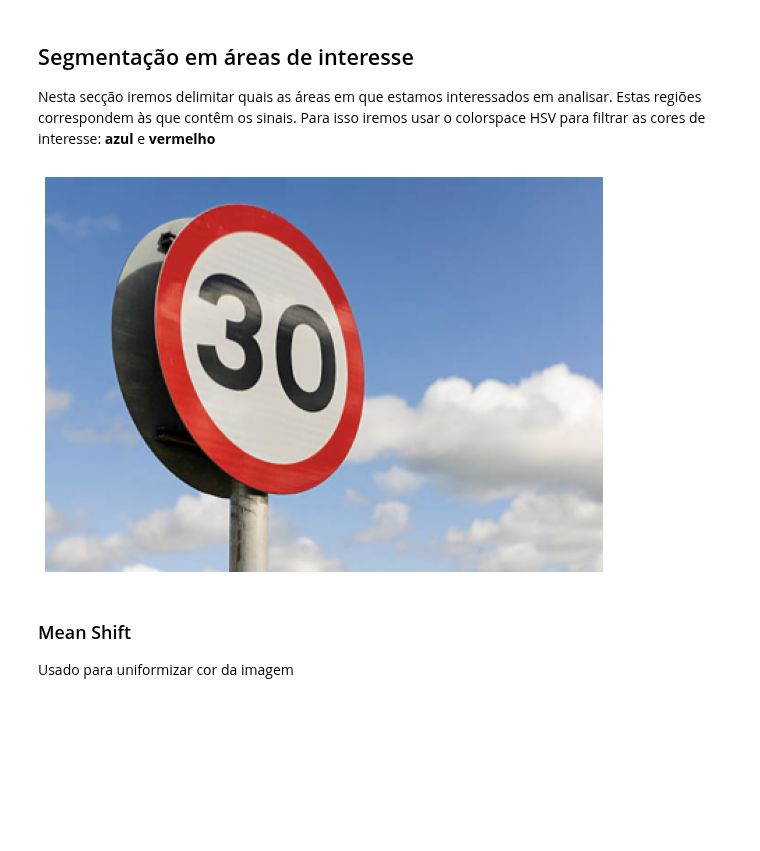
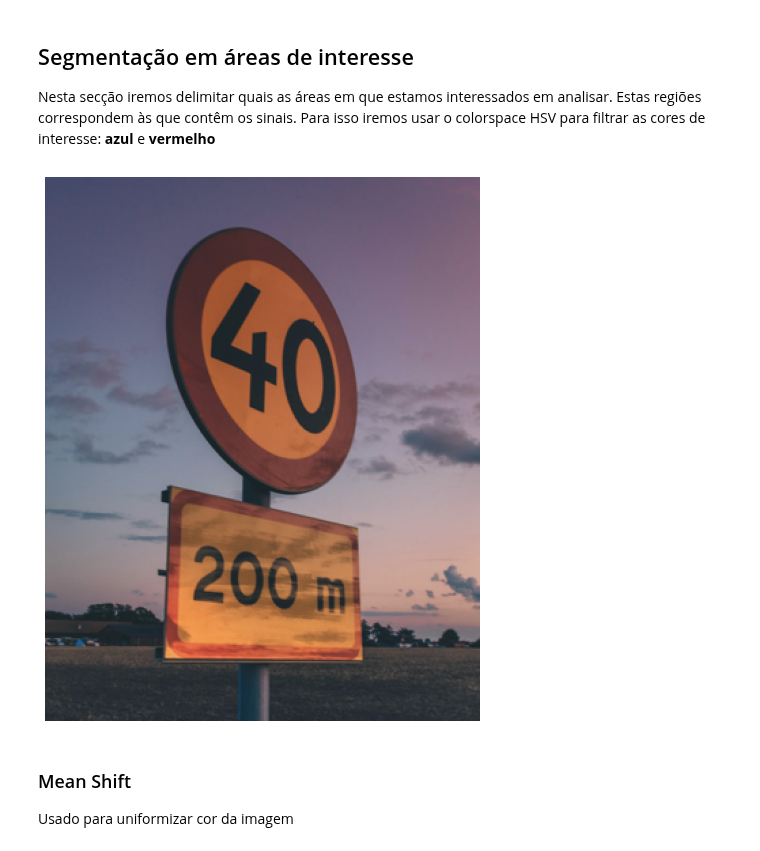
Before and after one commit to joaolucasmartins/VC2022, a Jupyter notebook: notebook.ipynb, the cells around one changed output. Drawn from its saved outputs; the diff is of its cells as text; code cells hidden in the pictures; blank space fills up the shorter version.

```diff
--- a/notebook.ipynb
+++ b/notebook.ipynb
@@ -89,11 +89,12 @@ filterType(["speedlimit"])
 ## Segmentação em áreas de interesse
 Nesta secção iremos delimitar quais as áreas em que estamos interessados em analisar. Estas regiões correspondem às que contêm os sinais. Para isso iremos usar o colorspace HSV para filtrar as cores de interesse: **azul** e **vermelho**
 # %%
-speedLimitId = filterType(["speedlimit"]).index[20]
+testImages = {"speedlimit": (7, 19, 20, 70)}
+speedLimitId = filterType(["speedlimit"]).index[7]
 speedLimit = importImage(speedLimitId)
 displayImage(speedLimit)
 # %% [output]
-[figure, old version]
+[figure, new version]
 # %% [markdown]
 ### Mean Shift
 Usado para uniformizar cor da imagem
```
Also changed, not shown: parts of 3 cells of this notebook.
